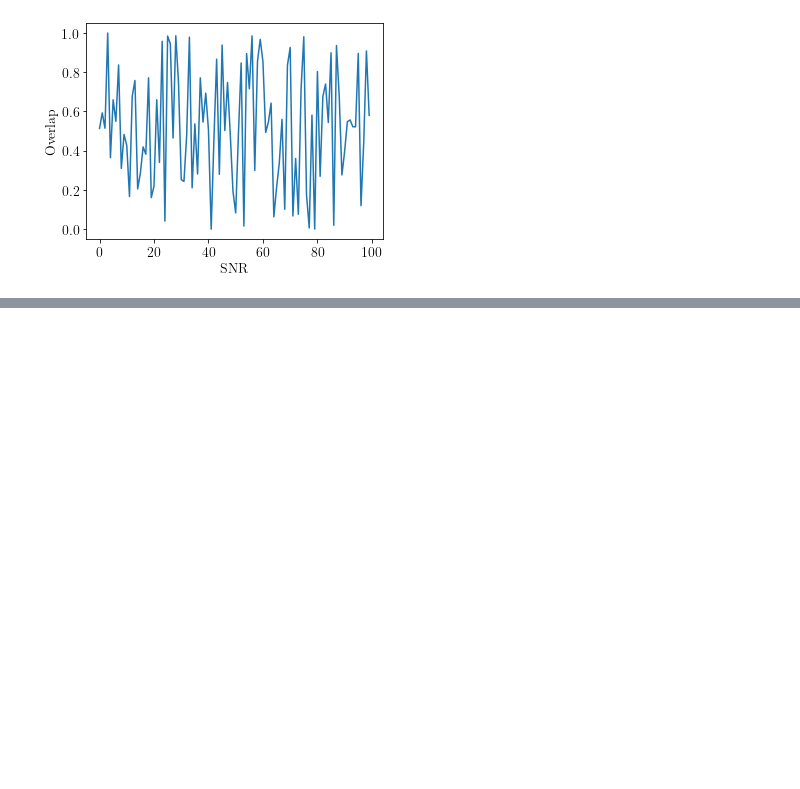
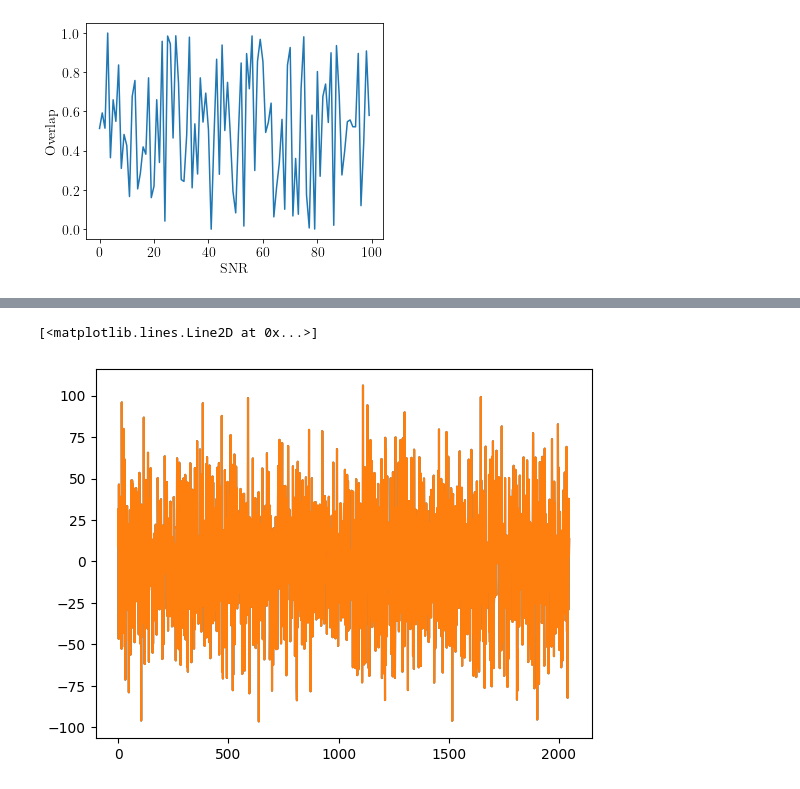
Before and after one commit to chayanchatterjee/AWaRe_train, a Jupyter notebook: notebooks/Untitled.ipynb, the cells around one changed output, grey strips where cells are left out. Saved outputs shown, nothing was run; the diff lists cells and outputs as text; code cells hidden in the pictures; blank space fills up the shorter version.

```diff
--- a/notebooks/Untitled.ipynb
+++ b/notebooks/Untitled.ipynb
@@ -239,0 +252,14 @@ fig.savefig('Test.png', bbox_inches="tight", facecolor='w', transparent=False, d
+# %%
+from numpy import random
+
+strain = []
+snr_array = []
+for i in range(100):
+
+    snr = random.default_rng().uniform(low=5, high=15)
+    strain.append(f2['data']['0'][i].squeeze() + (snr*f1['data']['0'][i]).squeeze())
+    snr_array.append(snr)
+# %%
+import numpy as np
+
+strain = np.array(strain)
@@ -239,0 +270,6 @@ fig.savefig('Test.png', bbox_inches="tight", facecolor='w', transparent=False, d
+# %%
+plt.plot(strain[0]-(snr_array[0]*f1['data']['0'][0]).squeeze())
+plt.plot(f2['data']['0'][0])
+# %% [output]
+[<matplotlib.lines.Line2D at 0x...>]
+[figure, added]
```
Also changed, not shown: parts of 3 cells of this notebook, 1 other file.
